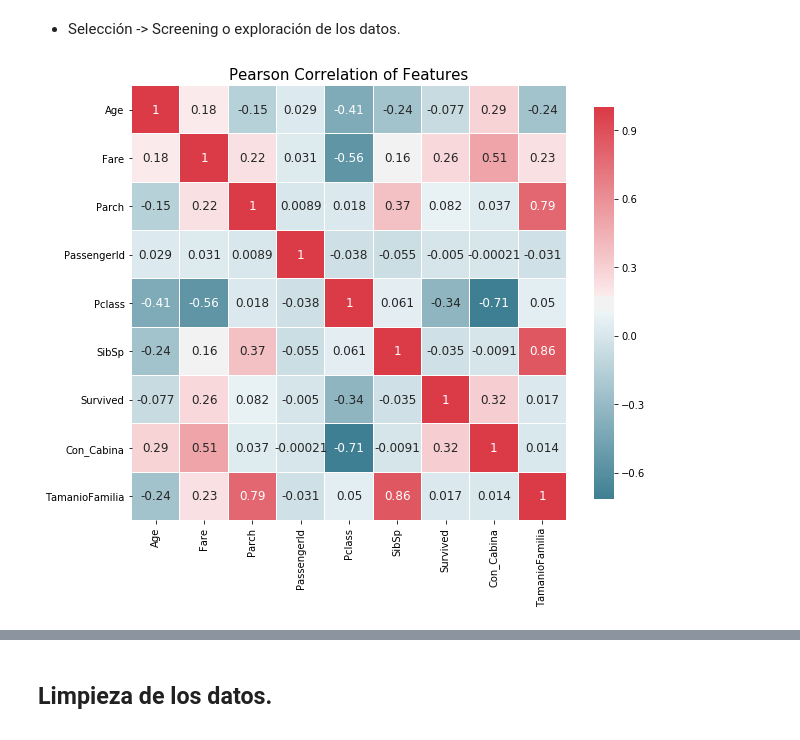
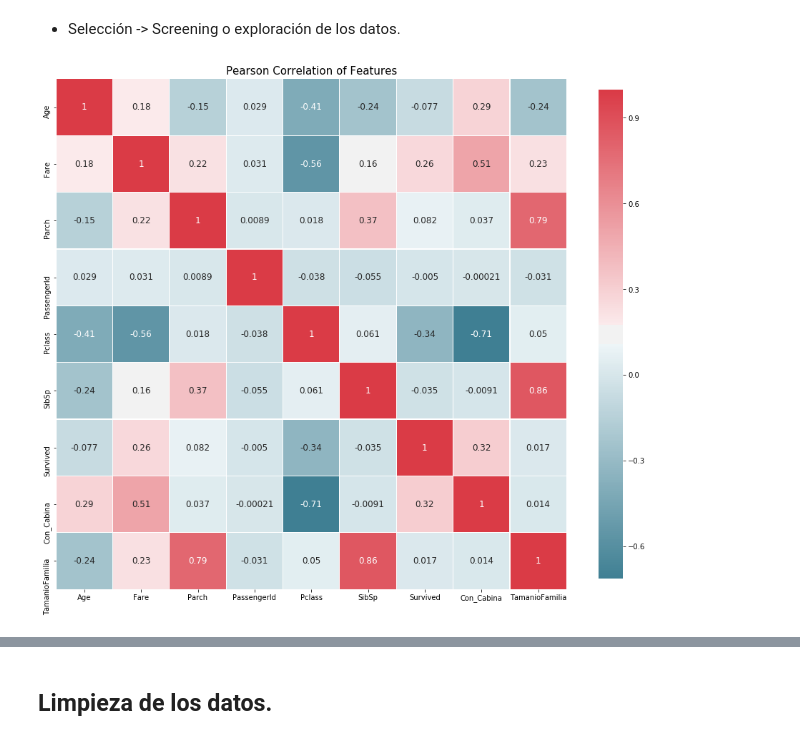
Before and after one commit to JonAnderDiez/data-cleaning, a Jupyter notebook: PRAC+2+-+Beñat+y+Jon+Ander.ipynb, the cells around one changed output, grey strips where cells are left out. Saved outputs shown, nothing was run; the diff lists cells and outputs as text; code cells hidden in the pictures.

```diff
--- a/PRAC+2+-+Beñat+y+Jon+Ander.ipynb
+++ b/PRAC+2+-+Beñat+y+Jon+Ander.ipynb
@@ -205,24 +241,24 @@ data.head(5)
 - Selección -> Screening o exploración de los datos.
 # %%
 %matplotlib inline
-#correlation heatmap of dataset
+# Visualización de correlación entre variables.
 def correlation_heatmap(df):
-    _ , ax = plt.subplots(figsize =(10, 8))
+    _ , ax = plt.subplots(figsize =(16, 14))
     colormap = sns.diverging_palette(220, 10, as_cmap = True)
 
     _ = sns.heatmap(
         df.corr(),
         cmap = colormap,
         square=True,
         cbar_kws={'shrink':.9 },
         ax=ax,
         annot=True,
         linewidths=0.1,vmax=1.0, linecolor='white',
         annot_kws={'fontsize':12 }
     )
 
     plt.title('Pearson Correlation of Features', size=15)
 
 correlation_heatmap(data)
 # %% [output]
-[figure, old version]
+[figure, new version]
```
Also changed, not shown: parts of 34 cells of this notebook, 2 other files.
